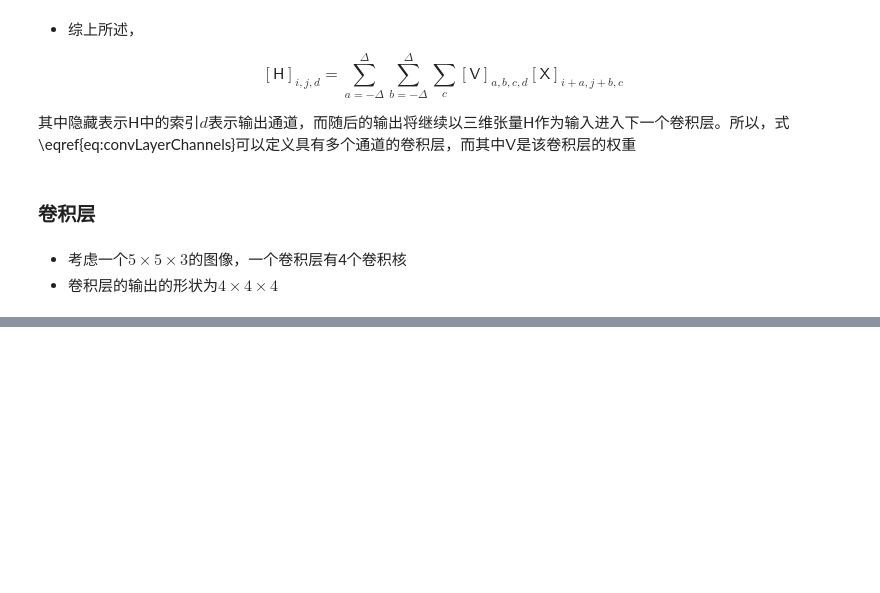
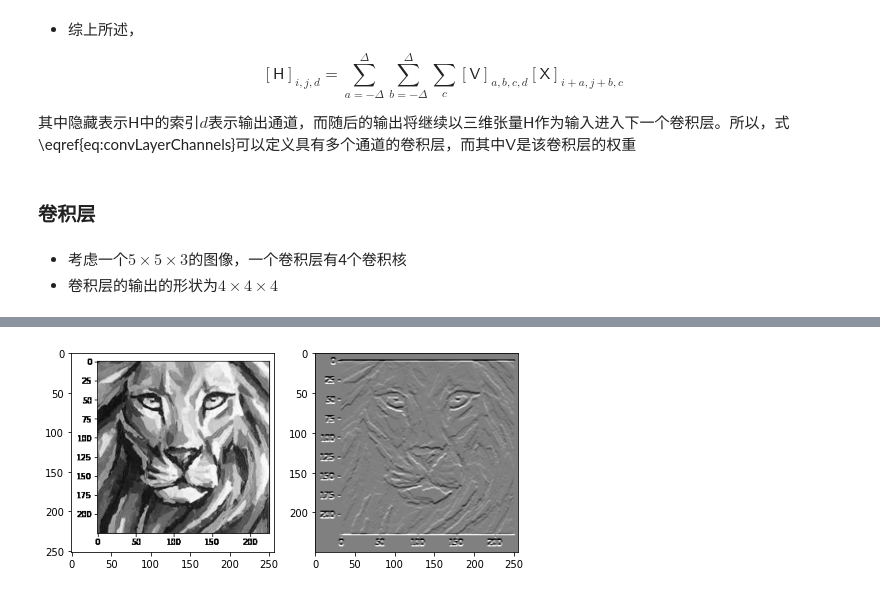
Before and after one commit to christinemu/deeplearning, a Jupyter notebook: 6_convolutional_neural_networks/1_why-conv.ipynb, the cells around one changed output, grey strips where cells are left out. Saved outputs shown, nothing was run; the diff lists cells and outputs as text; code cells hidden in the pictures; blank space fills up the shorter version.

Commit message:
convolusionKernel

```diff
--- a/6_convolutional_neural_networks/1_why-conv.ipynb
+++ b/6_convolutional_neural_networks/1_why-conv.ipynb
@@ -190,0 +356,4 @@ $$[\mathsf{H}]_{i,j,d} = \sum_{a = -\Delta}^{\Delta} \sum_{b = -\Delta}^{\Delta}
+# %%
+# 构造一个二维卷积层，它具有1个输出通道和形状为（1，2）的卷积核
+
+conv2d = nn.Conv2d(1,1, kernel_size=(1, 2), bias=False) # 输入和输出通道都为1
@@ -190,0 +421,36 @@ $$[\mathsf{H}]_{i,j,d} = \sum_{a = -\Delta}^{\Delta} \sum_{b = -\Delta}^{\Delta}
+# %%
+def display_kernel(X_ipt, kernel):
+    """
+    X_ipt: 输入图像灰度数据
+    kernel：输入卷积核
+    展示不同卷积核对图像的效果
+    """
+
+    conv_res = corr2d(torch.tensor(X_ipt),kernel)  # 计算卷积结果
+    f, ax = plt.subplots(1,2, figsize=(8,12))
+    ax[0].imshow(X_ipt,cmap='gray')
+    ax[1].imshow(conv_res,cmap='gray')
+    plt.show()
+# %%
+def display_kernel(X_ipt, kernel):
+    """
+    X_ipt: 输入图像灰度数据
+    kernel：输入卷积核
+    展示不同卷积核对图像的效果
+    """
+    with torch.no_grad():
+        conv2d = nn.Conv2d(1,1,kernel_size=(3,3))
+        conv2d.weight.data[:] = kernel.reshape((1,1)+kernel.shape)
+        X_ipt = torch.tensor(X_ipt).type(torch.float32)  # numpy数据类型转换成tensor数据类型
+        X_ipt = X_ipt.reshape((1,1)+X_ipt.shape)     # 改变输入数据形状，使其与卷积核前两个维度一致
+        conv_res = conv2d(X_ipt)  # 计算卷积结果
+        f, ax = plt.subplots(1,2, figsize=(8,12))
+        ax[0].imshow(X_ipt.reshape(X_ipt.shape[2:]),cmap='gray')  # 将数据的前两维去除
+        ax[1].imshow(conv_res.reshape(conv_res.shape[2:]),cmap='gray')
+        plt.show()
+# %%
+# 检测水平边缘
+kernel_sobel_gy = torch.tensor([[-1, -2, -1],[0, 0, 0],[1, 2, 1]])
+display_kernel(leo_arr,kernel_sobel_gy)
+# %% [output]
+[figure, added]
```
Also changed, not shown: parts of 46 cells of this notebook, 5 other files.
